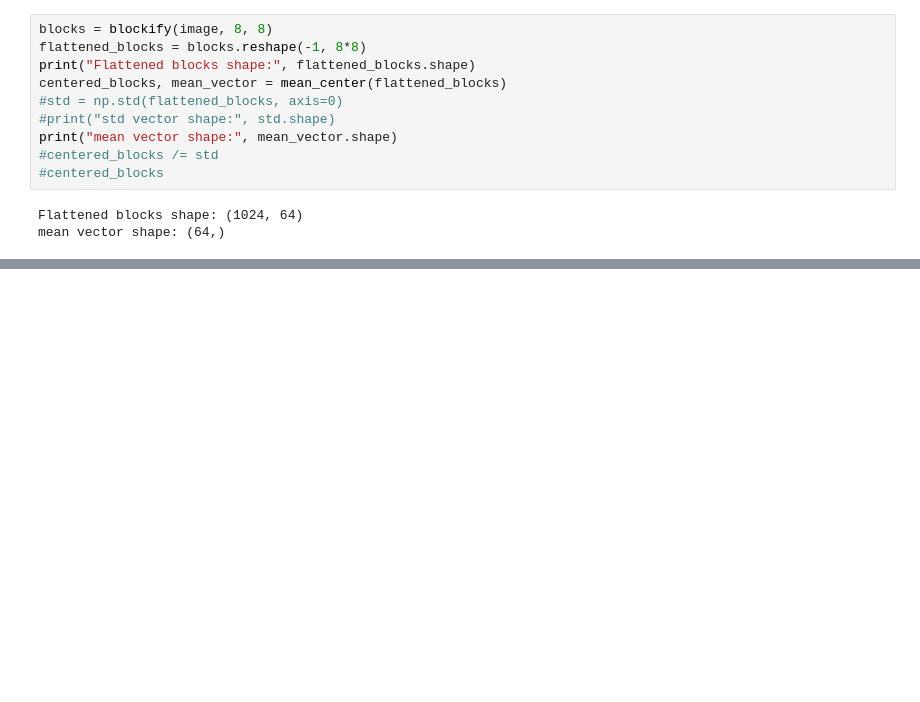
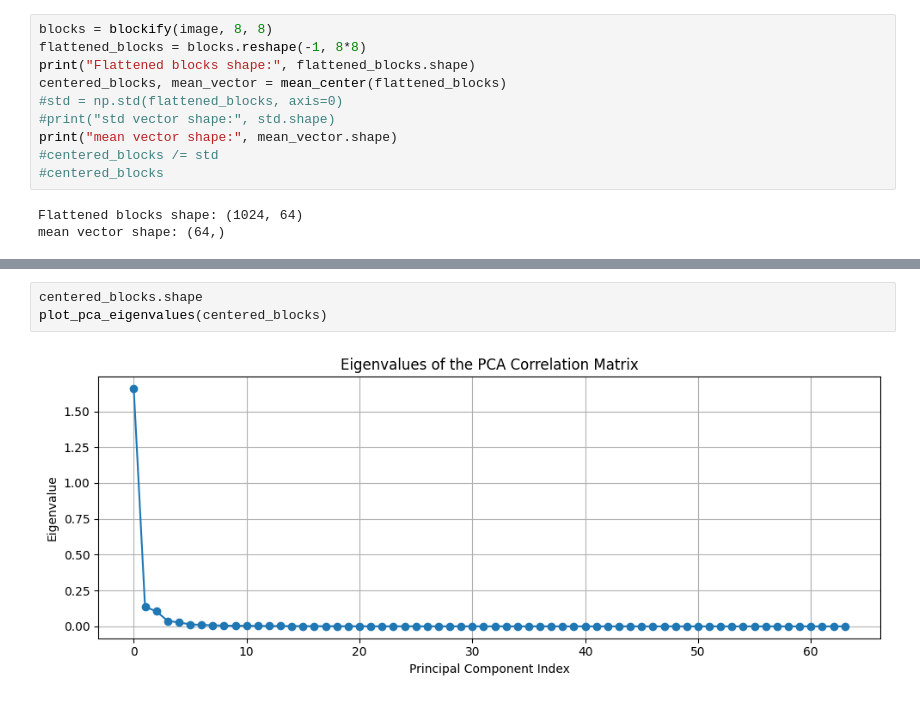
Before and after one commit to tomasbelak24/fmfiuk-ann-pca-project, a Jupyter notebook: pca.ipynb, the cells around one changed output, grey strips where cells are left out. Saved outputs shown, nothing was run; the diff lists cells and outputs as text; blank space fills up the shorter version.

```diff
--- a/pca.ipynb
+++ b/pca.ipynb
@@ -96,0 +109,5 @@ MSE: 0.00022993563358934943
+# %%
+centered_blocks.shape
+plot_pca_eigenvalues(centered_blocks)
+# %% [output]
+[figure, added]
```
Also changed, not shown: parts of 3 cells of this notebook, 5 other files.
